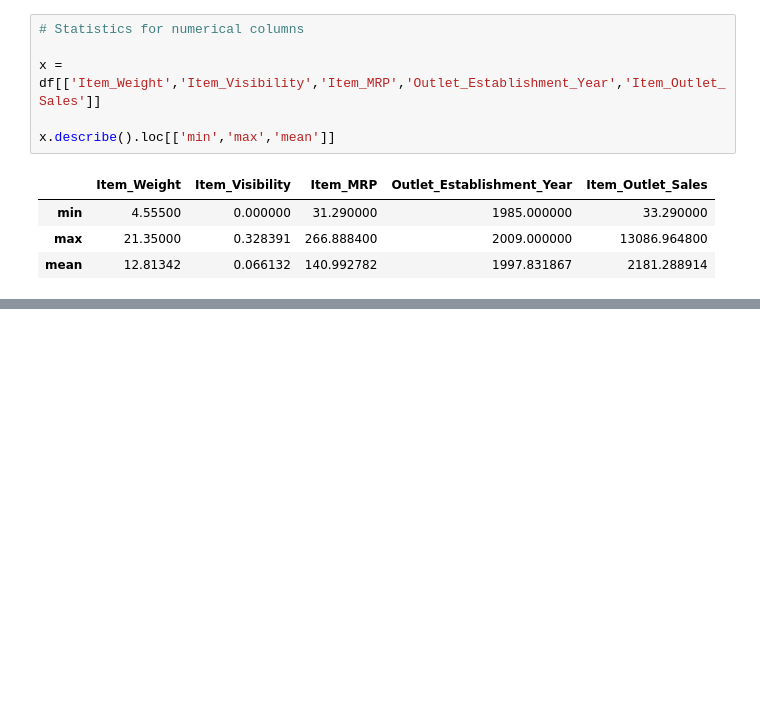
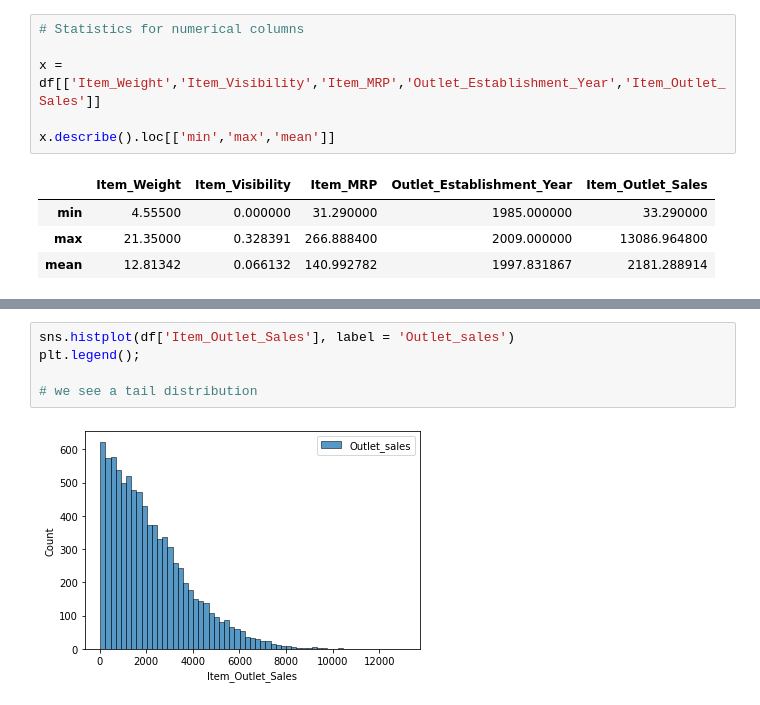
Before and after one commit to aaguil8a/sales_predictions, a Jupyter notebook: sales_predictionsipynb.ipynb, the cells around one changed output, grey strips where cells are left out. Saved outputs shown, nothing was run; the diff lists cells and outputs as text; blank space fills up the shorter version.

```diff
--- a/sales_predictionsipynb.ipynb
+++ b/sales_predictionsipynb.ipynb
@@ -233,0 +271,7 @@ NameError: ignored
+# %%
+sns.histplot(df['Item_Outlet_Sales'], label = 'Outlet_sales')
+plt.legend();
+
+# we see a tail distribution
+# %% [output]
+[figure, added]
```
Also changed, not shown: parts of 6 cells of this notebook.
